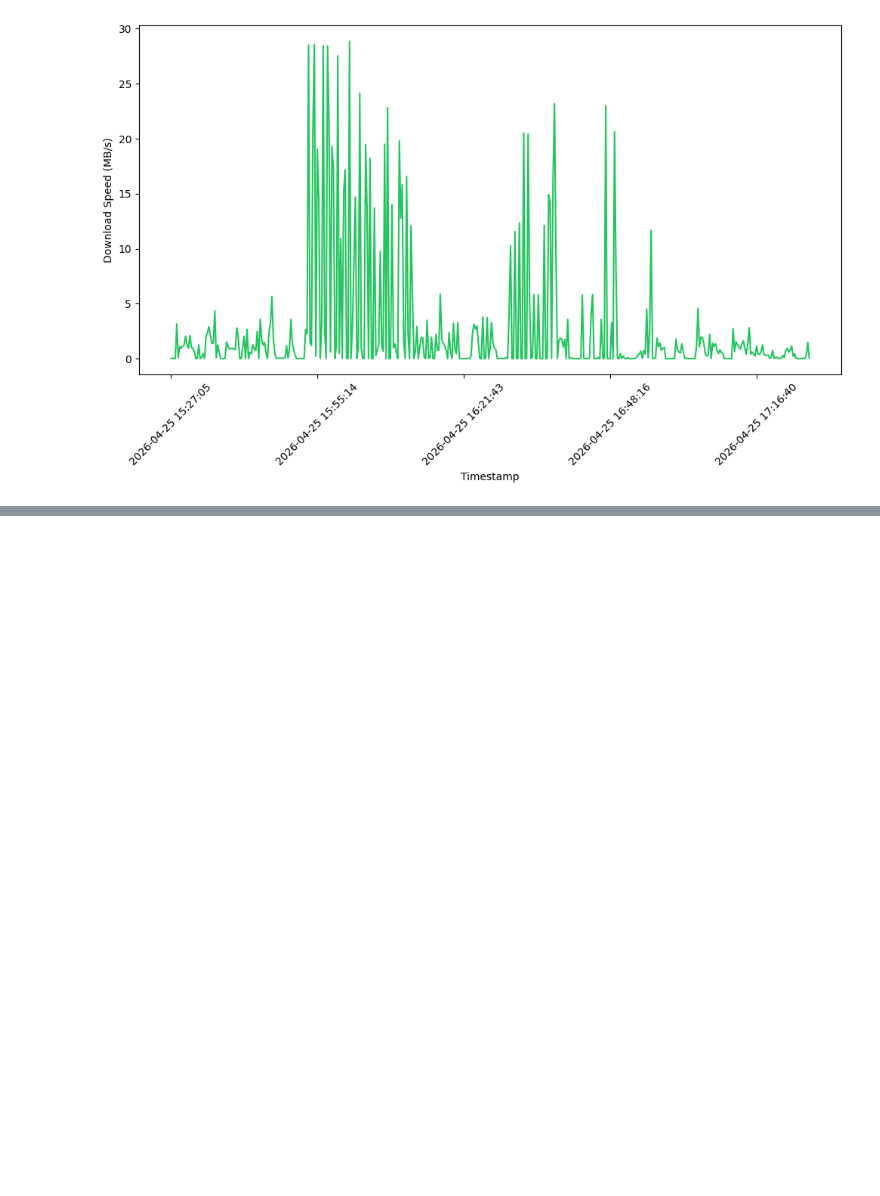
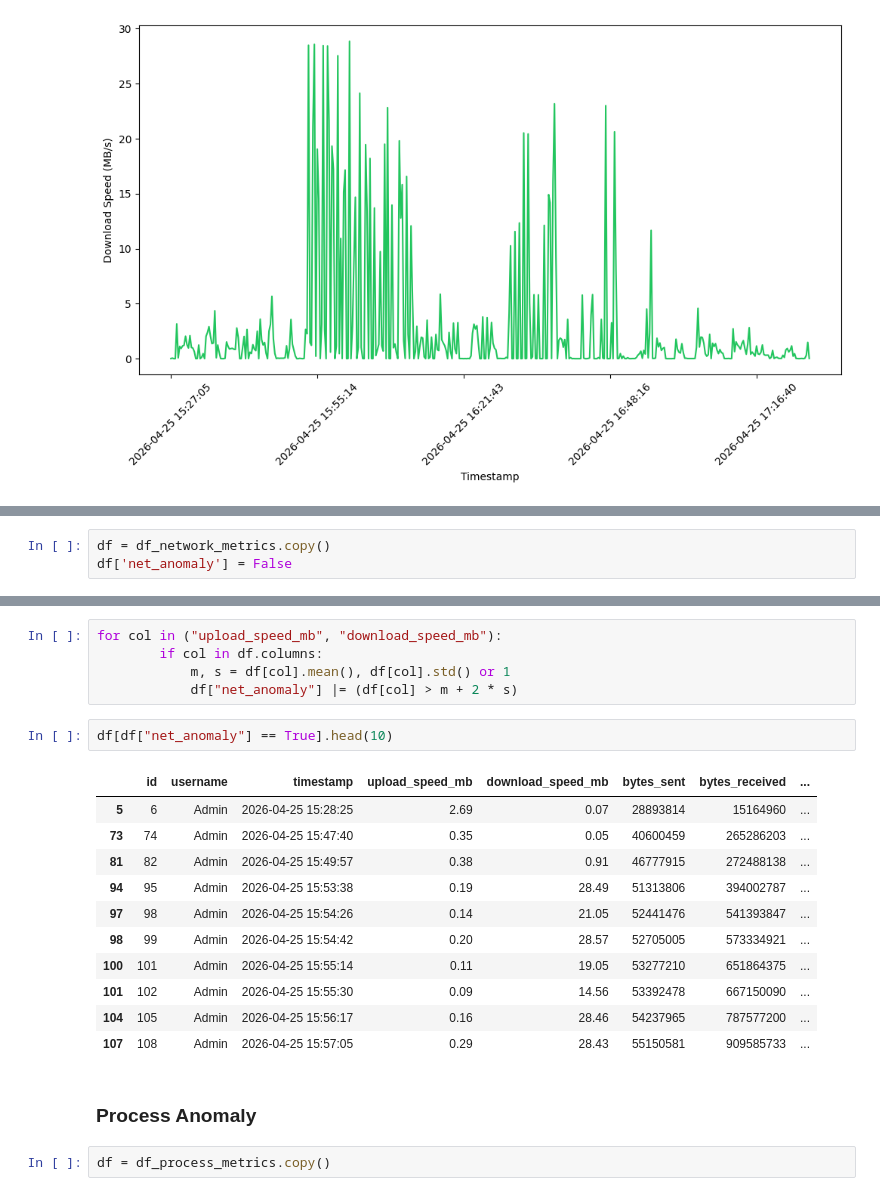
Before and after one commit to abhishek-tiwari-nitrr/System-Performance-Analyzer, a Jupyter notebook: notebook/test.ipynb, the cells around one changed output, grey strips where cells are left out. Drawn from its saved outputs; the diff is of its cells as text; blank space fills up the shorter version.

```diff
--- a/notebook/test.ipynb
+++ b/notebook/test.ipynb
@@ -187,0 +252,3 @@ plt.tight_layout()
+# %%
+df = df_network_metrics.copy()
+df['net_anomaly'] = False
@@ -187,0 +264,23 @@ plt.tight_layout()
+# %%
+for col in ("upload_speed_mb", "download_speed_mb"):
+        if col in df.columns:
+            m, s = df[col].mean(), df[col].std() or 1
+            df["net_anomaly"] |= (df[col] > m + 2 * s)
+# %%
+df[df["net_anomaly"] == True].head(10)
+# %% [output]
+|  | id | username | timestamp | upload_speed_mb | download_speed_mb | bytes_sent | bytes_received | ... |
+| 5 | 6 | Admin | 2026-04-25 15:28:25 | 2.69 | 0.07 | 28893814 | 15164960 | ... |
+| 73 | 74 | Admin | 2026-04-25 15:47:40 | 0.35 | 0.05 | 40600459 | 265286203 | ... |
+| 81 | 82 | Admin | 2026-04-25 15:49:57 | 0.38 | 0.91 | 46777915 | 272488138 | ... |
+| 94 | 95 | Admin | 2026-04-25 15:53:38 | 0.19 | 28.49 | 51313806 | 394002787 | ... |
+| 97 | 98 | Admin | 2026-04-25 15:54:26 | 0.14 | 21.05 | 52441476 | 541393847 | ... |
+| 98 | 99 | Admin | 2026-04-25 15:54:42 | 0.20 | 28.57 | 52705005 | 573334921 | ... |
+| 100 | 101 | Admin | 2026-04-25 15:55:14 | 0.11 | 19.05 | 53277210 | 651864375 | ... |
+| 101 | 102 | Admin | 2026-04-25 15:55:30 | 0.09 | 14.56 | 53392478 | 667150090 | ... |
+| 104 | 105 | Admin | 2026-04-25 15:56:17 | 0.16 | 28.46 | 54237965 | 787577200 | ... |
+| 107 | 108 | Admin | 2026-04-25 15:57:05 | 0.29 | 28.43 | 55150581 | 909585733 | ... |
+# %% [markdown]
+### Process Anomaly
+# %%
+df = df_process_metrics.copy()
```
Also changed, not shown: parts of 20 cells of this notebook.
